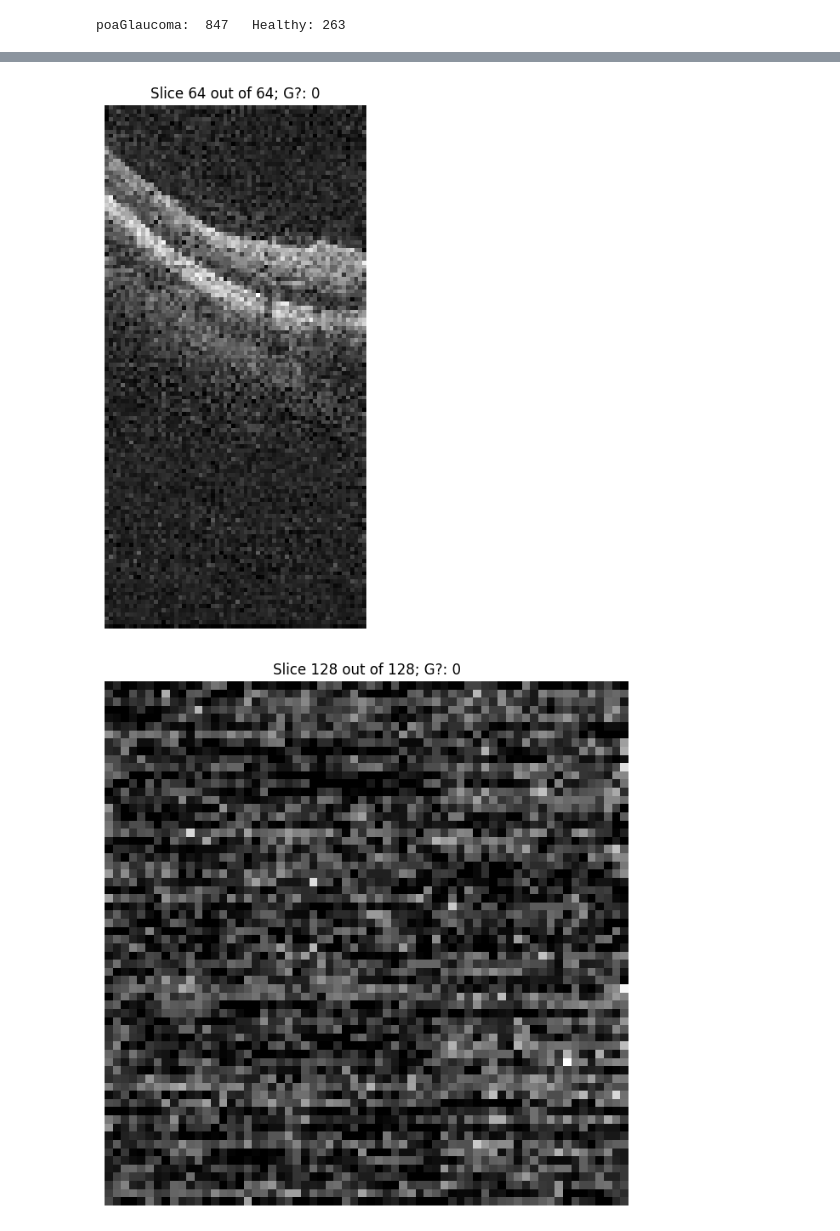
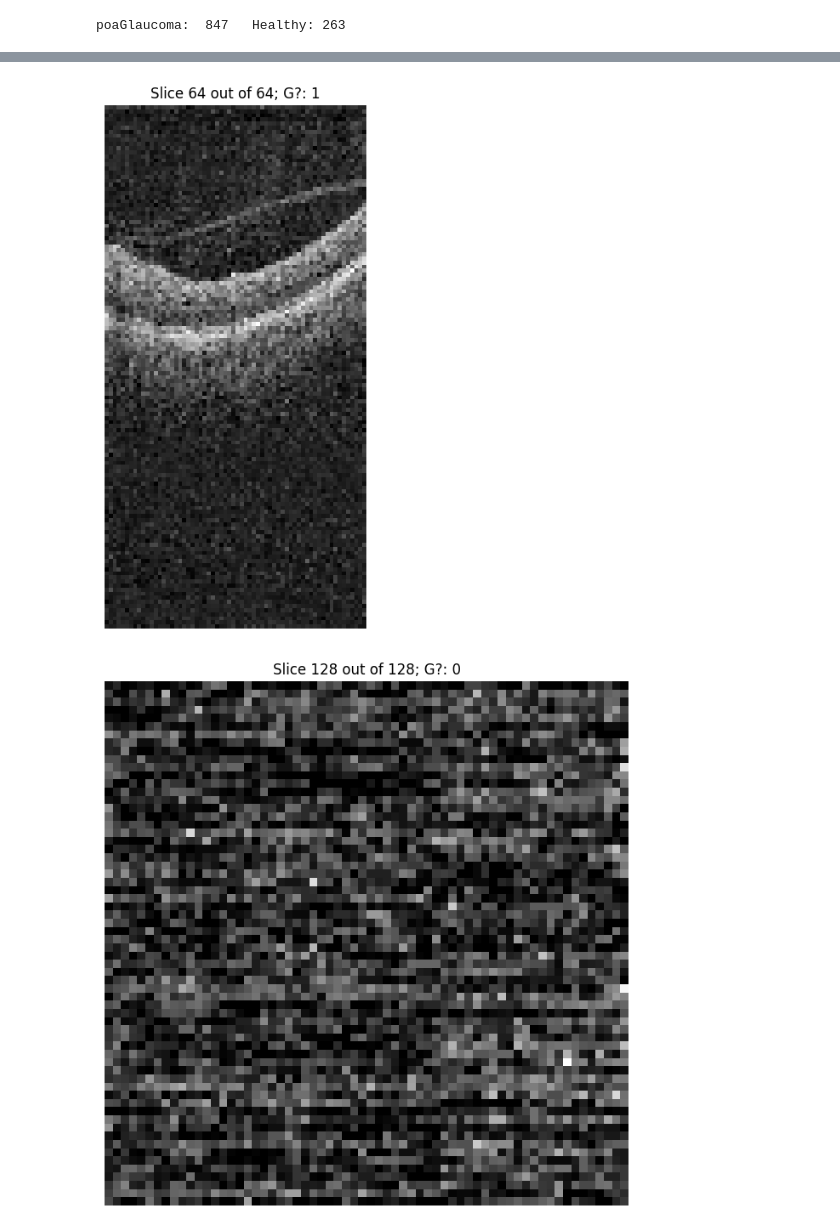
Before and after one commit to brombeersoufflee/master-thesis, a Jupyter notebook: data_exploration.ipynb, the cells around one changed output, grey strips where cells are left out. Drawn from its saved outputs; the diff is of its cells as text; code cells hidden in the pictures.

```diff
--- a/data_exploration.ipynb
+++ b/data_exploration.ipynb
@@ -91,23 +91,23 @@ poaGlaucoma:  847   Healthy: 263
 [Back to Top](#table-of-contents)
 ![image.png](attachment:image.png)
 # %%
-id = 35
+id = 1000
 array = np_array_data[id]
 label = labels_data[id]
 
 # Display axial view
 for i in range(array.shape[0]):
     slice_num = i
     slice = array[slice_num]
     plt.figure(figsize=(8, 8))
     plt.imshow(slice, cmap='gray')
     plt.title(f"Slice {slice_num+1} out of {array.shape[0]}; G?: {label}")
     plt.axis('off')
     plt.show()
     # time.sleep(0.3)
     clear_output(wait=True)
 # %% [output]
-[figure, old version]
+[figure, new version]
 # %%
 # Display coronal view
 # This view shows a slice of the retina from the front to the back
```
Also changed, not shown: parts of 2 cells of this notebook, 38 other files.
